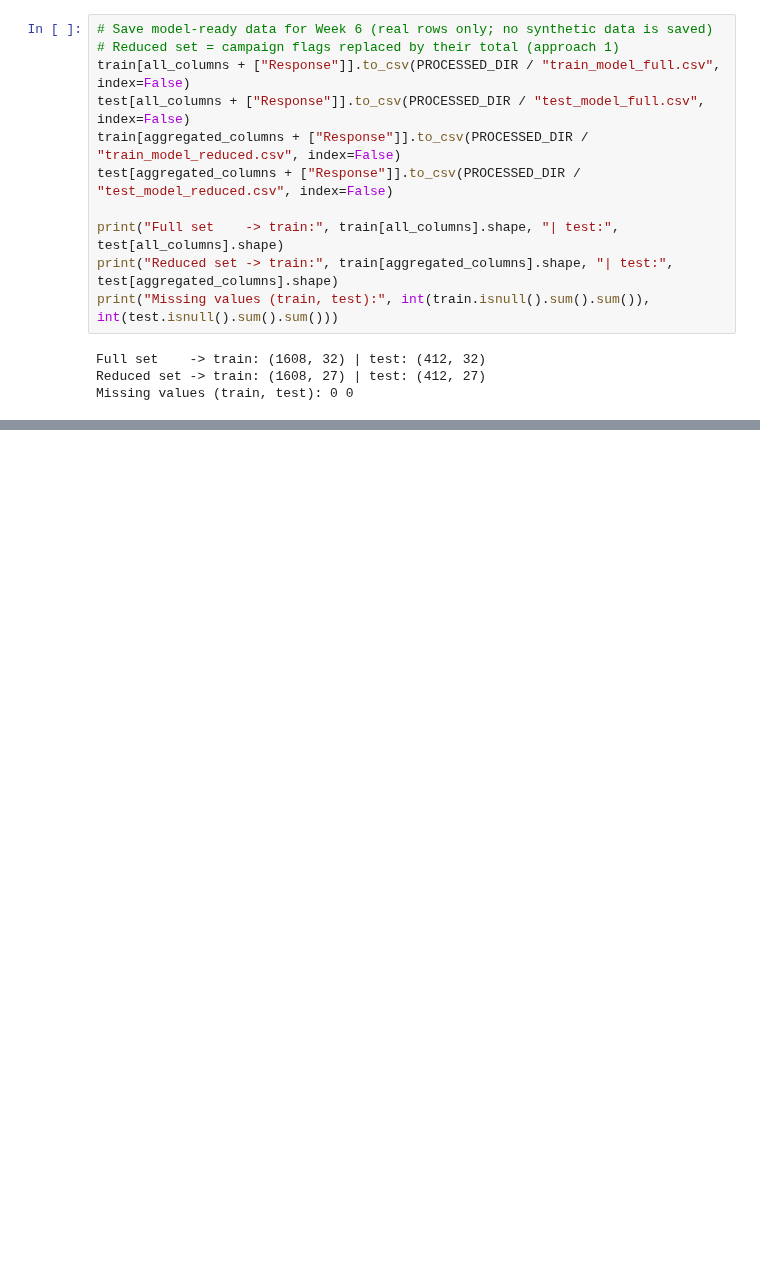
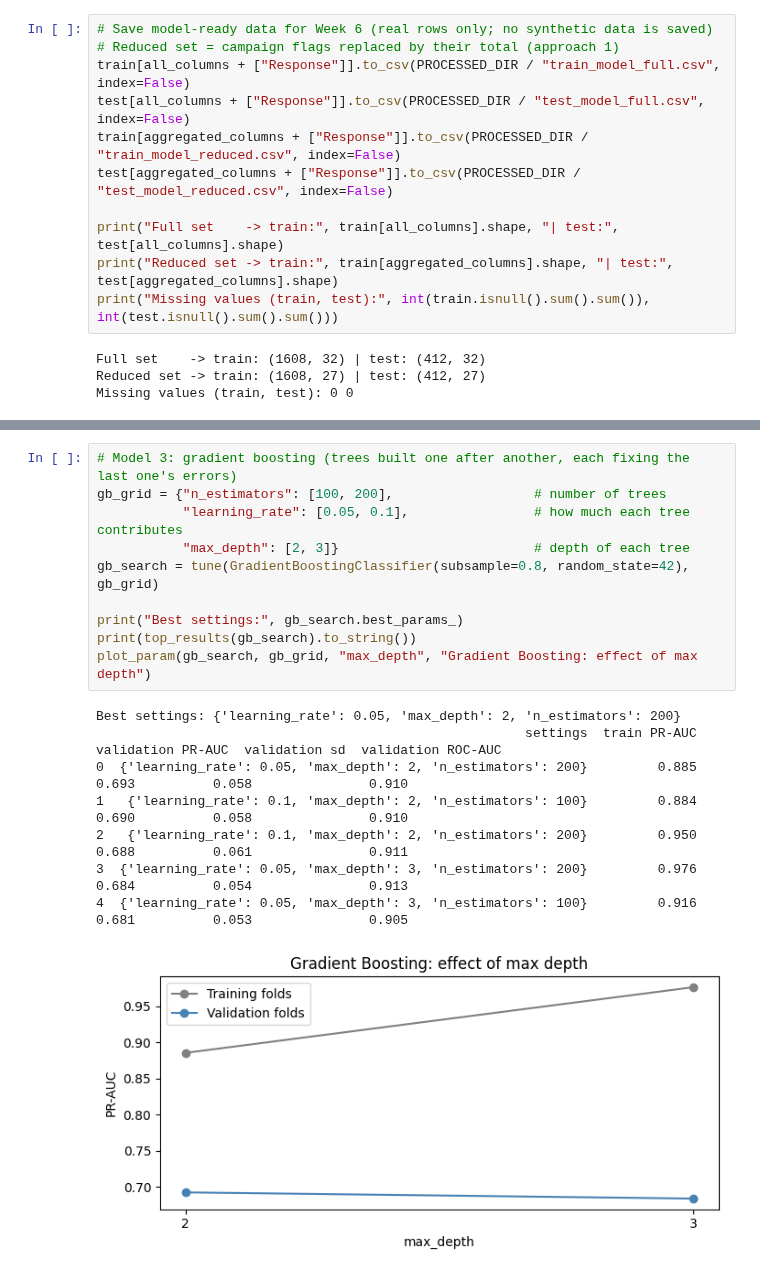
Before and after one commit to nathanyangm/targeted-marketing-model, a Jupyter notebook: notebooks/week5.ipynb, the cells around one changed output, grey strips where cells are left out. Cells and saved outputs as stored; diff of their text form; blank space fills up the shorter version.

```diff
--- a/notebooks/week5.ipynb
+++ b/notebooks/week5.ipynb
@@ -668,0 +810,19 @@ Missing values (train, test): 0 0
+# %%
+# Model 3: gradient boosting (trees built one after another, each fixing the last one's errors)
+gb_grid = {"n_estimators": [100, 200],                  # number of trees
+           "learning_rate": [0.05, 0.1],                # how much each tree contributes
+           "max_depth": [2, 3]}                         # depth of each tree
+gb_search = tune(GradientBoostingClassifier(subsample=0.8, random_state=42), gb_grid)
+
+print("Best settings:", gb_search.best_params_)
+print(top_results(gb_search).to_string())
+plot_param(gb_search, gb_grid, "max_depth", "Gradient Boosting: effect of max depth")
+# %% [output]
+Best settings: {'learning_rate': 0.05, 'max_depth': 2, 'n_estimators': 200}
+                                                       settings  train PR-AUC  validation PR-AUC  validation sd  validation ROC-AUC
+0  {'learning_rate': 0.05, 'max_depth': 2, 'n_estimators': 200}         0.885              0.693          0.058               0.910
+1   {'learning_rate': 0.1, 'max_depth': 2, 'n_estimators': 100}         0.884              0.690          0.058               0.910
+2   {'learning_rate': 0.1, 'max_depth': 2, 'n_estimators': 200}         0.950              0.688          0.061               0.911
+3  {'learning_rate': 0.05, 'max_depth': 3, 'n_estimators': 200}         0.976              0.684          0.054               0.913
+4  {'learning_rate': 0.05, 'max_depth': 3, 'n_estimators': 100}         0.916              0.681          0.053               0.905
+[figure, added]
```
Also changed, not shown: parts of 22 cells of this notebook, 1 other file.
